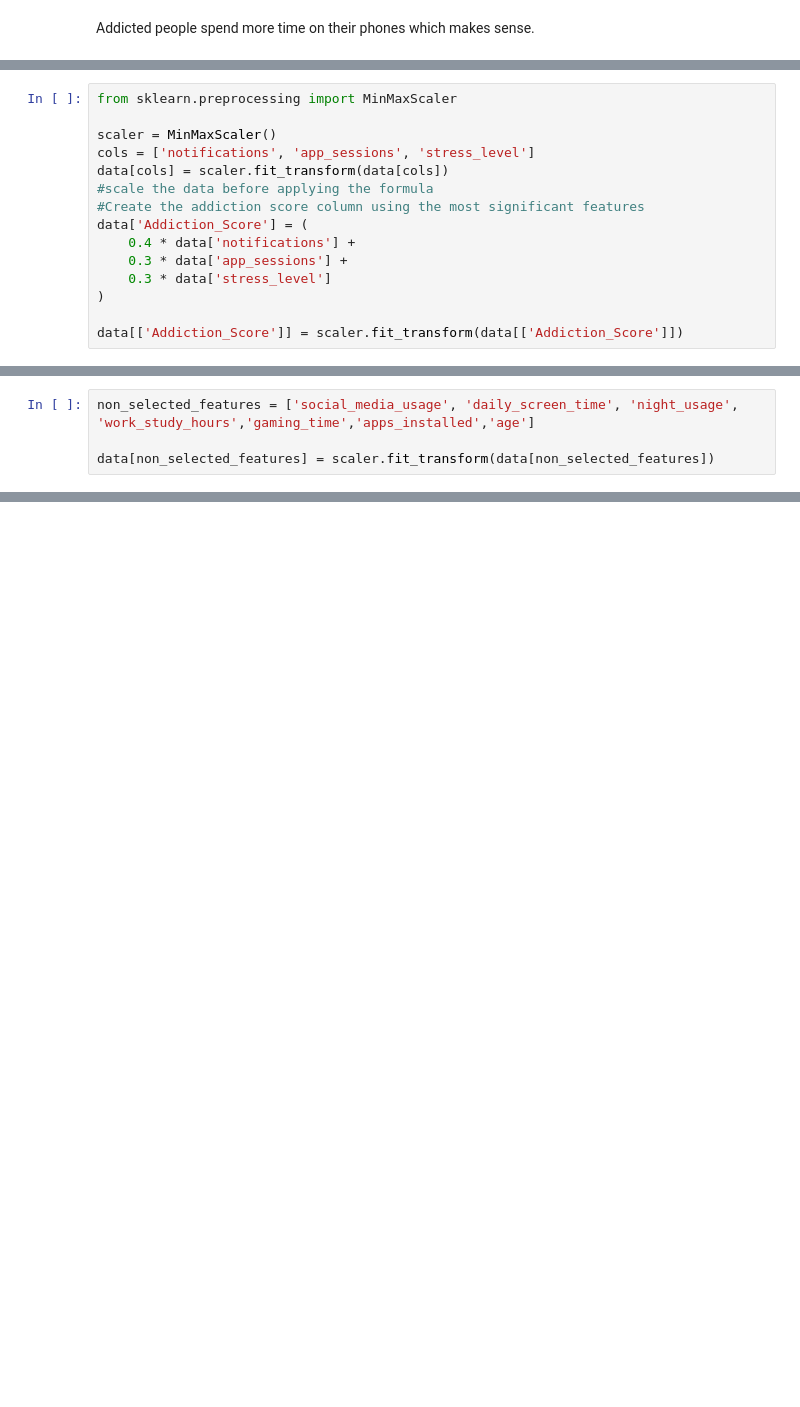
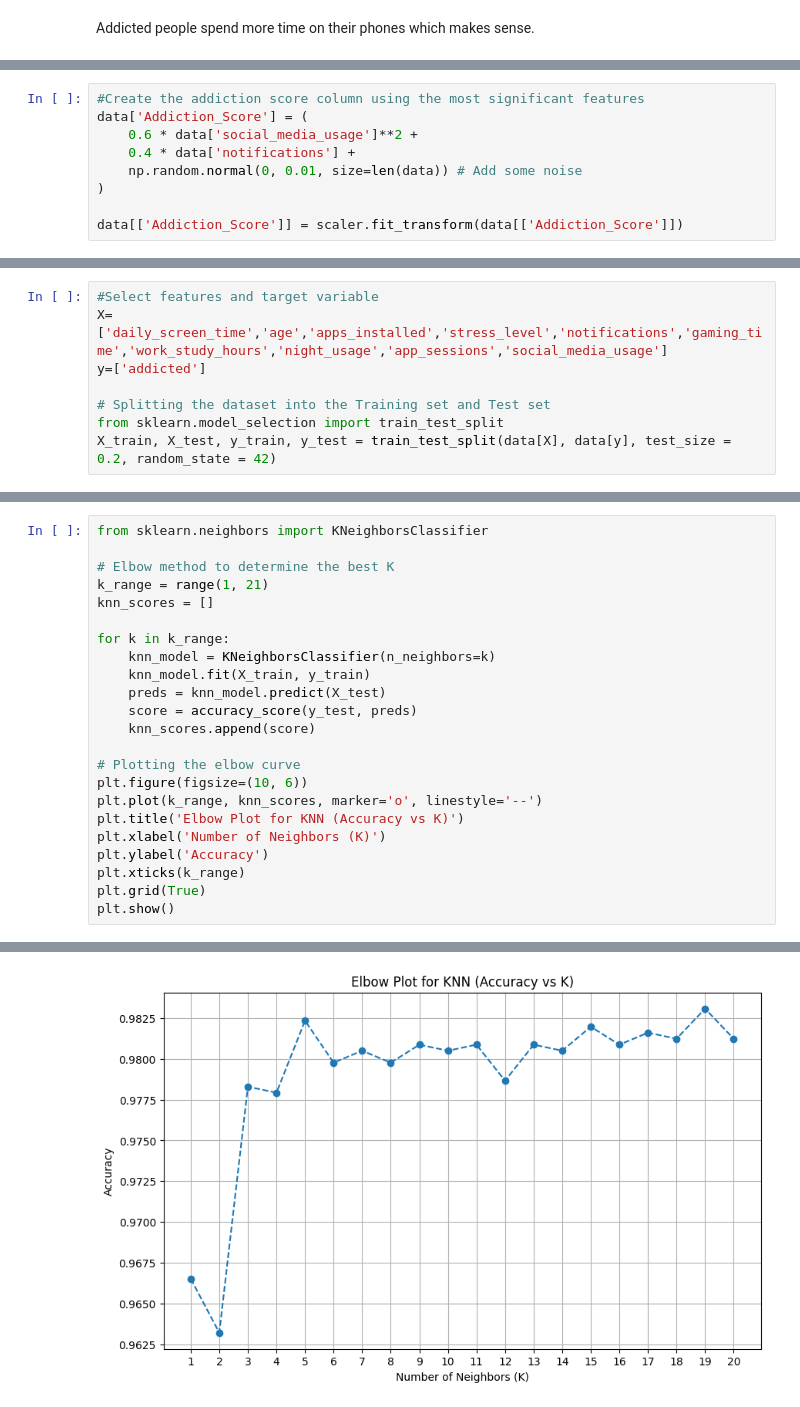
Before and after one commit to HusseinHanafy207/Phone_Addiction_Project, a Jupyter notebook: Regression model.ipynb, the cells around one changed output, grey strips where cells are left out. Saved outputs shown, nothing was run; the diff lists cells and outputs as text; blank space fills up the shorter version.

Commit message:
finished regression models and dashboard

```diff
--- a/Regression model.ipynb
+++ b/Regression model.ipynb
@@ -310,15 +786,9 @@ data.info()
 # %%
-from sklearn.preprocessing import MinMaxScaler
-
-scaler = MinMaxScaler()
-cols = ['notifications', 'app_sessions', 'stress_level']
-data[cols] = scaler.fit_transform(data[cols])
-#scale the data before applying the formula
 #Create the addiction score column using the most significant features
 data['Addiction_Score'] = (
+    0.6 * data['social_media_usage']**2 +
     0.4 * data['notifications'] +
-    0.3 * data['app_sessions'] +
-    0.3 * data['stress_level']
+    np.random.normal(0, 0.01, size=len(data)) # Add some noise
 )
 
 data[['Addiction_Score']] = scaler.fit_transform(data[['Addiction_Score']])
@@ -329,4 +834,0 @@ data.describe()
-# %%
-non_selected_features = ['social_media_usage', 'daily_screen_time', 'night_usage', 'work_study_hours','gaming_time','apps_installed','age']
-
-data[non_selected_features] = scaler.fit_transform(data[non_selected_features])
@@ -438,0 +963,8 @@ print(f"R² Score: {r2:.4f}")
+# %%
+#Select features and target variable
+X=['daily_screen_time','age','apps_installed','stress_level','notifications','gaming_time','work_study_hours','night_usage','app_sessions','social_media_usage']
+y=['addicted']
+
+# Splitting the dataset into the Training set and Test set
+from sklearn.model_selection import train_test_split
+X_train, X_test, y_train, y_test = train_test_split(data[X], data[y], test_size = 0.2, random_state = 42)
@@ -438,0 +1005,24 @@ print(f"R² Score: {r2:.4f}")
+# %%
+from sklearn.neighbors import KNeighborsClassifier
+
+# Elbow method to determine the best K
+k_range = range(1, 21)
+knn_scores = []
+
+for k in k_range:
+    knn_model = KNeighborsClassifier(n_neighbors=k)
+    knn_model.fit(X_train, y_train)
+    preds = knn_model.predict(X_test)
+    score = accuracy_score(y_test, preds)
+    knn_scores.append(score)
+
+# Plotting the elbow curve
+plt.figure(figsize=(10, 6))
+plt.plot(k_range, knn_scores, marker='o', linestyle='--')
+plt.title('Elbow Plot for KNN (Accuracy vs K)')
+plt.xlabel('Number of Neighbors (K)')
+plt.ylabel('Accuracy')
+plt.xticks(k_range)
+plt.grid(True)
+plt.show()
+# %% [output]
@@ -438,0 +1046 @@ print(f"R² Score: {r2:.4f}")
+[figure, added]
```
Also changed, not shown: parts of 82 cells of this notebook, 6 other files.
